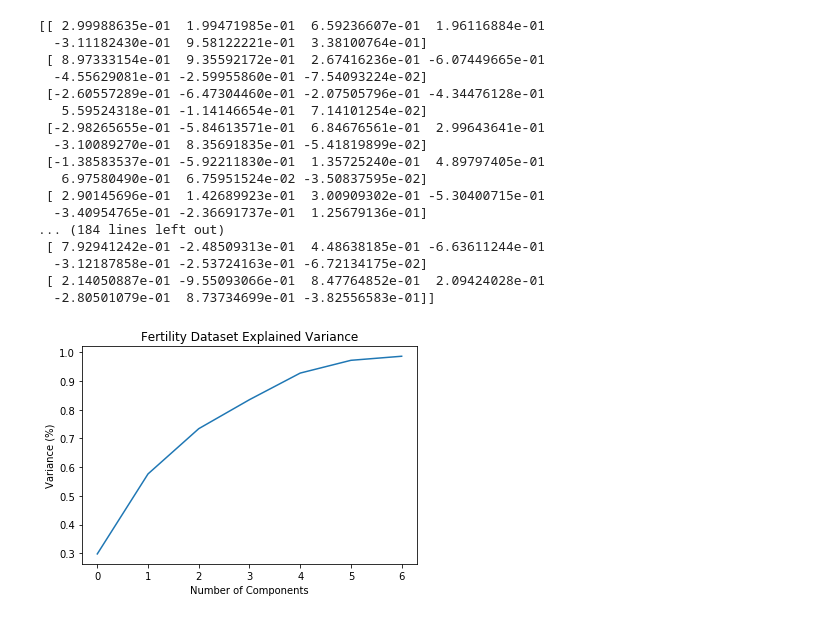
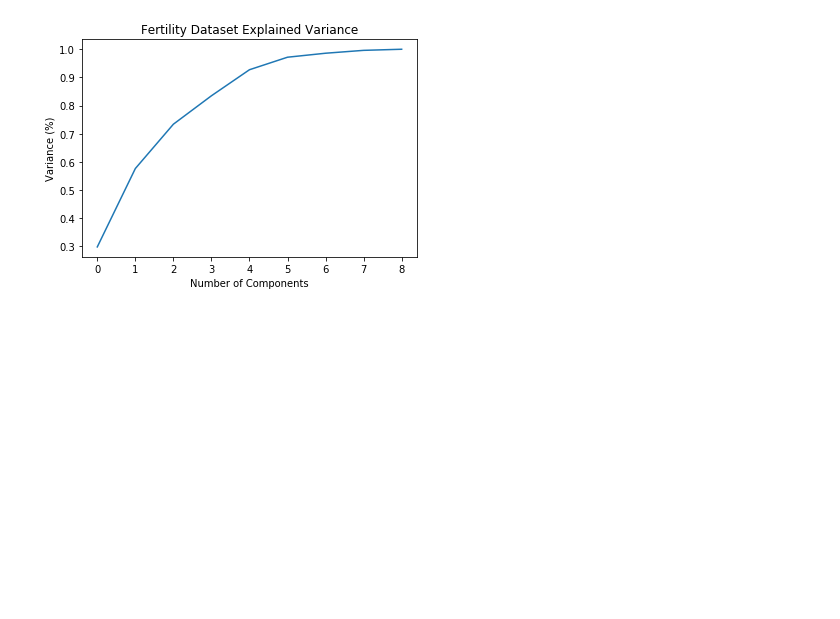
Before and after one commit to acast975/ml-fertility-classification, a Jupyter notebook: main.ipynb, the cells around one changed output. Saved outputs shown, nothing was run; the diff lists cells and outputs as text; code cells hidden in the pictures; blank space fills up the shorter version.

```diff
--- a/main.ipynb
+++ b/main.ipynb
@@ -116,19 +116,21 @@ RS = 1
 # number of splits during cross-validation
 NUM_SPLITS = 5
 
-# class weights to fix imbalanced classes
-class_weights = {
-    'N': 1,
-    'O': 1
-}
+plot_decision_tree=True
+# use_PCA=False
 # %%
 # read data from csv file
 df = pd.read_csv(data_file_name)
 
 # get numpy representation of training data
-X = df[columns_x].values
-Y = df[columns_y].values
+data_X = df[columns_x].values
+data_Y = df[columns_y].values
+# %%
+X = data_X
+Y = data_Y
 # %%
-tree_model = create_model('decision-tree', 100, {})
-tree_model.fit(X, Y)
+if plot_decision_tree:
+    tree_model = create_model('decision-tree', 100, {})
+    tree_model.fit(X, Y)
+    tree.plot_tree(decision_tree=tree_model, feature_names=columns_x_graph, class_names=['N', 'O'], filled=True, fontsize=3)
 # %% [output]
@@ -162,35 +138,15 @@ tree.plot_tree(decision_tree=tree_model, feature_names=columns_x_graph, class_na
 # %%
-pca = PCA(n_components=7, random_state=RS)
-# pca.fit(X)
+pca = PCA(
+    # n_components=7,
+    random_state=RS)
 pca.fit(X)
-
-dataset = pca.fit_transform(X)
-
-print(dataset)
 
 #Plotting the Cumulative Summation of the Explained Variance
 plt.figure()
 plt.plot(np.cumsum(pca.explained_variance_ratio_))
 plt.xlabel('Number of Components')
 plt.ylabel('Variance (%)') #for each component
 plt.title('Fertility Dataset Explained Variance')
 plt.show()
 # %% [output]
-[[ 2.99988635e-01  1.99471985e-01  6.59236607e-01  1.96116884e-01
-  -3.11182430e-01  9.58122221e-01  3.38100764e-01]
- [ 8.97333154e-01  9.35592172e-01  2.67416236e-01 -6.07449665e-01
-  -4.55629081e-01 -2.59955860e-01 -7.54093224e-02]
- [-2.60557289e-01 -6.47304460e-01 -2.07505796e-01 -4.34476128e-01
-   5.59524318e-01 -1.14146654e-01  7.14101254e-02]
- [-2.98265655e-01 -5.84613571e-01  6.84676561e-01  2.99643641e-01
-  -3.10089270e-01  8.35691835e-01 -5.41819899e-02]
- [-1.38583537e-01 -5.92211830e-01  1.35725240e-01  4.89797405e-01
-   6.97580490e-01  6.75951524e-02 -3.50837595e-02]
- [ 2.90145696e-01  1.42689923e-01  3.00909302e-01 -5.30400715e-01
-  -3.40954765e-01 -2.36691737e-01  1.25679136e-01]
-... (184 lines left out)
- [ 7.92941242e-01 -2.48509313e-01  4.48638185e-01 -6.63611244e-01
-  -3.12187858e-01 -2.53724163e-01 -6.72134175e-02]
- [ 2.14050887e-01 -9.55093066e-01  8.47764852e-01  2.09424028e-01
-  -2.80501079e-01  8.73734699e-01 -3.82556583e-01]]
-[figure, old version]
+[figure, new version]
```
Also changed, not shown: parts of 12 cells of this notebook.
